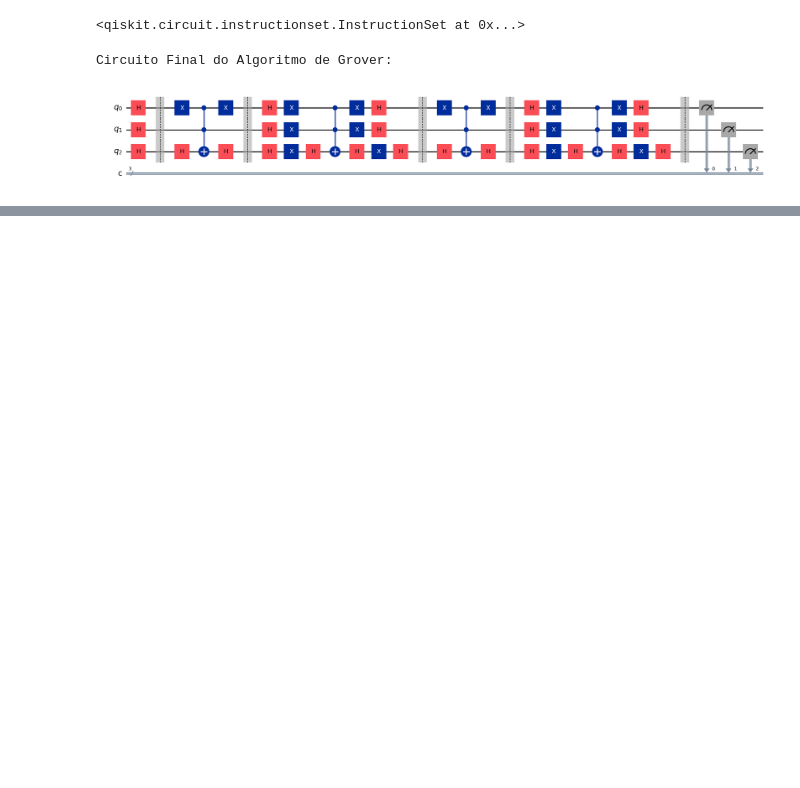
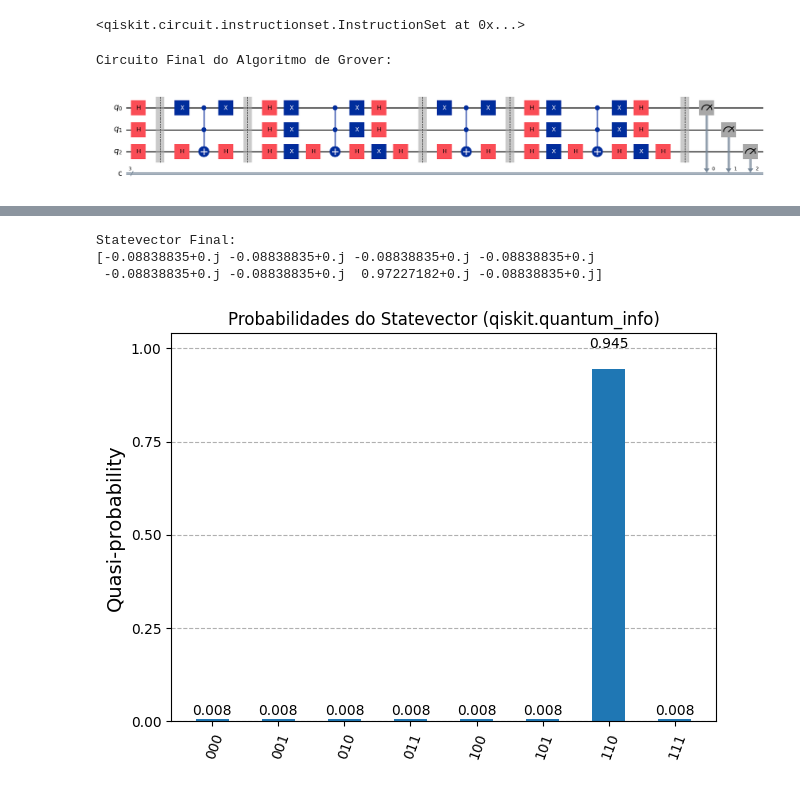
Before and after one commit to angeload/handson1_2_algoritmosquanticos_grupo5, a Jupyter notebook: grover.ipynb, the cells around one changed output, grey strips where cells are left out. Cells and saved outputs as stored; diff of their text form; code cells hidden in the pictures; blank space fills up the shorter version.

```diff
--- a/grover.ipynb
+++ b/grover.ipynb
@@ -169,22 +159,0 @@ qc_statevector.h(range(n_qubits))
-# %%
-
-for _ in range(num_iterations):
-    # Oráculo (copiado do circuito principal)
-    if marked_state[2] == '0': qc_statevector.x(0)
-    if marked_state[1] == '0': qc_statevector.x(1)
-    if marked_state[0] == '0': qc_statevector.x(2)
-    qc_statevector.h(n_qubits - 1)
-    qc_statevector.mcx(list(range(n_qubits - 1)), n_qubits - 1)
-    qc_statevector.h(n_qubits - 1)
-    if marked_state[2] == '0': qc_statevector.x(0)
-    if marked_state[1] == '0': qc_statevector.x(1)
-    if marked_state[0] == '0': qc_statevector.x(2)
-
-    # Difusor (copiado do circuito principal)
-    qc_statevector.h(range(n_qubits))
-    qc_statevector.x(range(n_qubits))
-    qc_statevector.h(n_qubits - 1)
-    qc_statevector.mcx(list(range(n_qubits - 1)), n_qubits - 1)
-    qc_statevector.h(n_qubits - 1)
-    qc_statevector.x(range(n_qubits))
-    qc_statevector.h(range(n_qubits))
@@ -221,0 +196,24 @@ QiskitError: 'No statevector for experiment "<qiskit.circuit.quantumcircuit.Quan
+# %%
+# Inicializa um statevector no estado |000⟩
+initial_state = Statevector.from_int(0, dims=2**n_qubits)
+
+# Aplica o circuito ao statevector inicial
+final_statevector = initial_state.evolve(qc_statevector_manual)
+
+print("\nStatevector Final:")
+print(final_statevector.data) # .data para acessar o array numpy embutido
+
+# Calcula as probabilidades a partir do statevector
+probabilities = np.abs(final_statevector.data)**2
+
+# Cria um dicionário para plotar com nomes de estados
+state_names = [format(i, '03b') for i in range(N)] # '03b' para 3 bits binários
+prob_dict = {state_names[i]: prob for i, prob in enumerate(probabilities)}
+
+plot_histogram(prob_dict, title="Probabilidades do Statevector (qiskit.quantum_info)")
+plt.show()
+# %% [output]
+Statevector Final:
+[-0.08838835+0.j -0.08838835+0.j -0.08838835+0.j -0.08838835+0.j
+ -0.08838835+0.j -0.08838835+0.j  0.97227182+0.j -0.08838835+0.j]
+[figure, added]
```
Also changed, not shown: parts of 15 cells of this notebook, 2 other files.
